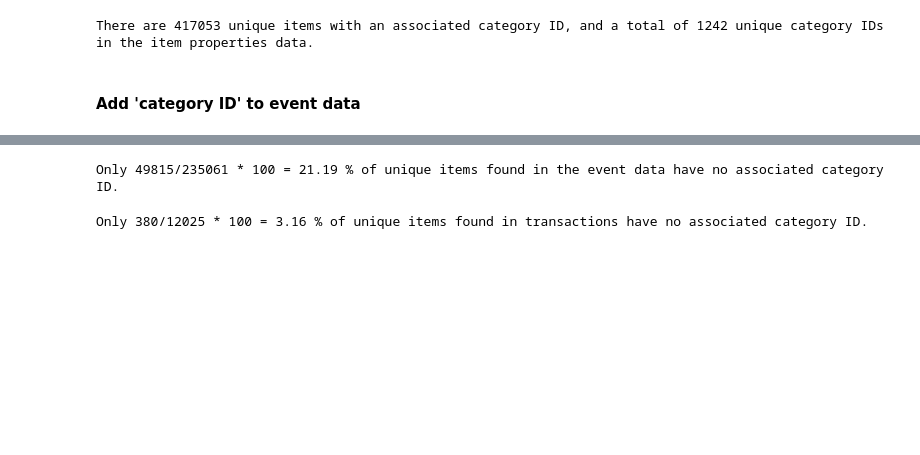
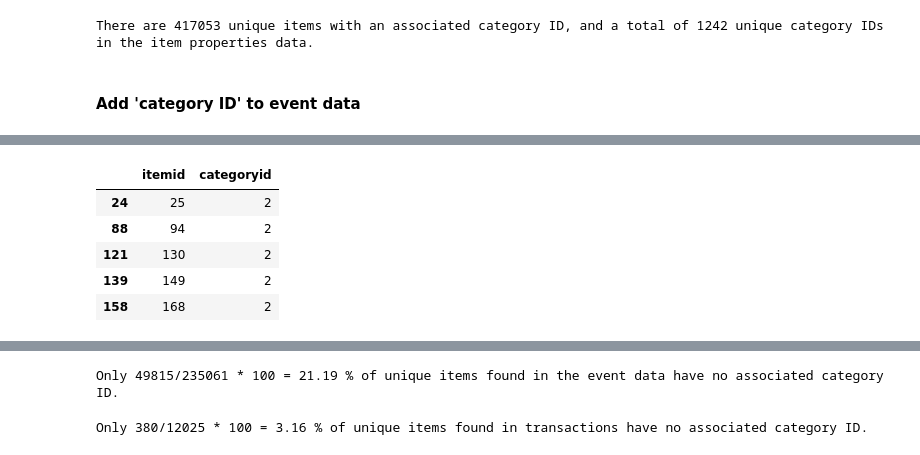
Before and after one commit to sookhyun/NLP-based_Recommender-System, a Jupyter notebook: Objectives_and_Data_wrangling.ipynb, the cells around one changed output, grey strips where cells are left out. Drawn from its saved outputs; the diff is of its cells as text; code cells hidden in the pictures; blank space fills up the shorter version.

```diff
--- a/Objectives_and_Data_wrangling.ipynb
+++ b/Objectives_and_Data_wrangling.ipynb
@@ -251,0 +271,9 @@ df_evt.rename(columns={'value': 'categoryid'}, inplace=True)
+# %%
+numcat[numcat.categoryid>1].head()
+# %% [output]
+|  | itemid | categoryid |
+| 24 | 25 | 2 |
+| 88 | 94 | 2 |
+| 121 | 130 | 2 |
+| 139 | 149 | 2 |
+| 158 | 168 | 2 |
```
Also changed, not shown: parts of 11 cells of this notebook.
